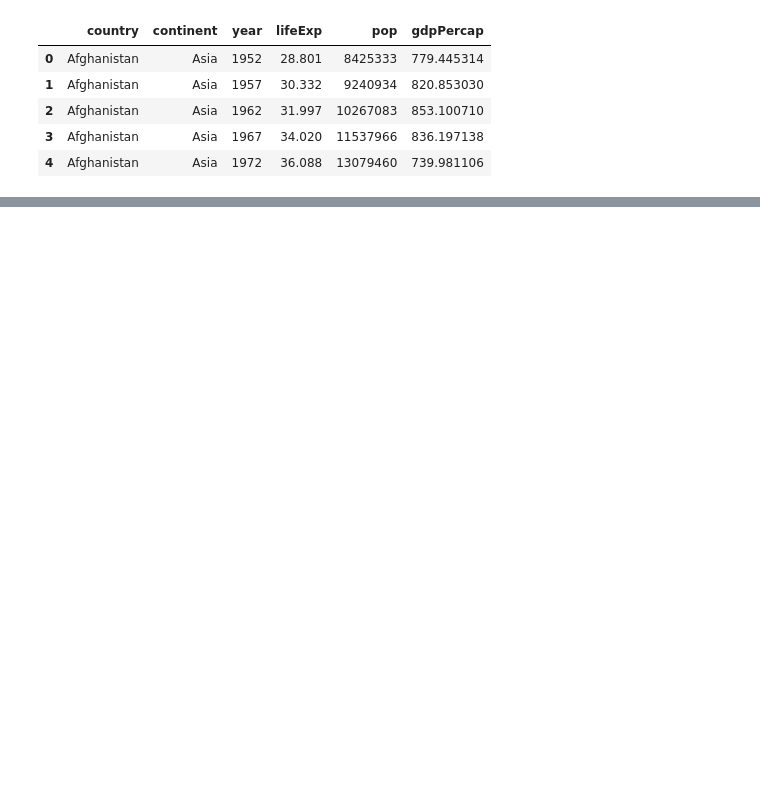
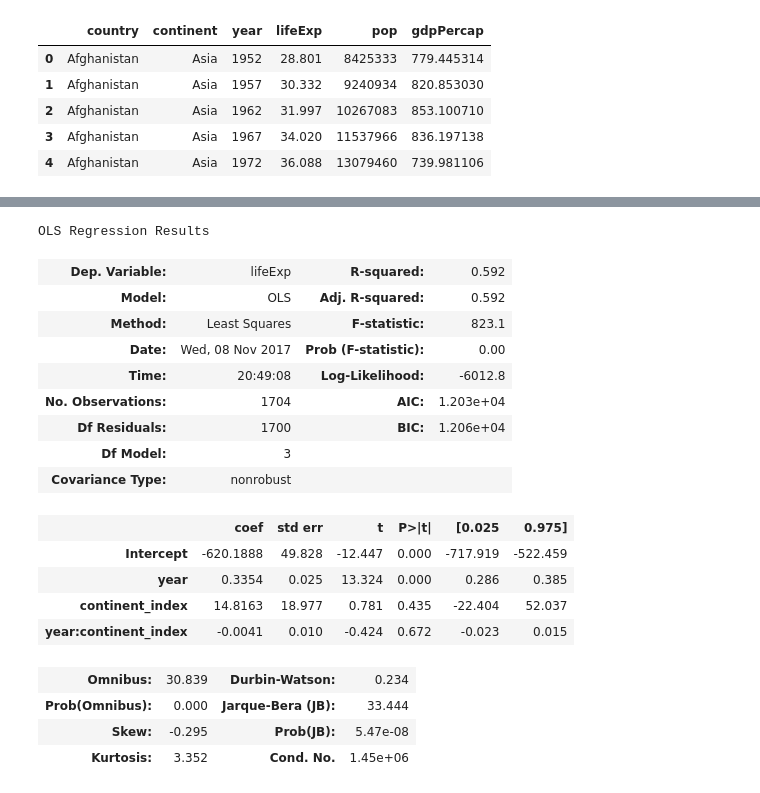
Before and after one commit to mhipona/cmsc320-mhipona, a Jupyter notebook: project3/project3.ipynb, the cells around one changed output, grey strips where cells are left out. Drawn from its saved outputs; the diff is of its cells as text; code cells hidden in the pictures; blank space fills up the shorter version.

```diff
--- a/project3/project3.ipynb
+++ b/project3/project3.ipynb
@@ -96,0 +95,40 @@ ggplot(aes(x='year', y='lifeExp', color='continent'), data=data) +\
+# %%
+##Exercise 6
+import statsmodels.api as sm
+import statsmodels.formula.api as smf
+temp = data['continent'].values
+temp2 = []
+for x in temp:
+    if x == 'Africa':
+        temp2.append(1)
+    elif x == 'Americas':
+        temp2.append(2)
+    elif x == 'Asia':
+        temp2.append(3)
+    elif x == 'Europe':
+        temp2.append(4)
+    else:
+        temp2.append(5)
+data['continent_index'] = pd.Series(temp2, index = data.index)
+regression = smf.ols(formula='lifeExp ~ year + continent_index + year * continent_index', data=data).fit()
+regression.summary()
+# %% [output]
+OLS Regression Results
+| Dep. Variable: | lifeExp | R-squared: | 0.592 |
+| Model: | OLS | Adj. R-squared: | 0.592 |
+| Method: | Least Squares | F-statistic: | 823.1 |
+| Date: | Wed, 08 Nov 2017 | Prob (F-statistic): | 0.00 |
+| Time: | 20:49:08 | Log-Likelihood: | -6012.8 |
+| No. Observations: | 1704 | AIC: | 1.203e+04 |
+| Df Residuals: | 1700 | BIC: | 1.206e+04 |
+| Df Model: | 3 |  |  |
+| Covariance Type: | nonrobust |  |  |
+|  | coef | std err | t | P>|t| | [0.025 | 0.975] |
+| Intercept | -620.1888 | 49.828 | -12.447 | 0.000 | -717.919 | -522.459 |
+| year | 0.3354 | 0.025 | 13.324 | 0.000 | 0.286 | 0.385 |
+| continent_index | 14.8163 | 18.977 | 0.781 | 0.435 | -22.404 | 52.037 |
+| year:continent_index | -0.0041 | 0.010 | -0.424 | 0.672 | -0.023 | 0.015 |
+| Omnibus: | 30.839 | Durbin-Watson: | 0.234 |
+| Prob(Omnibus): | 0.000 | Jarque-Bera (JB): | 33.444 |
+| Skew: | -0.295 | Prob(JB): | 5.47e-08 |
+| Kurtosis: | 3.352 | Cond. No. | 1.45e+06 |
```
Also changed, not shown: parts of 6 cells of this notebook.
